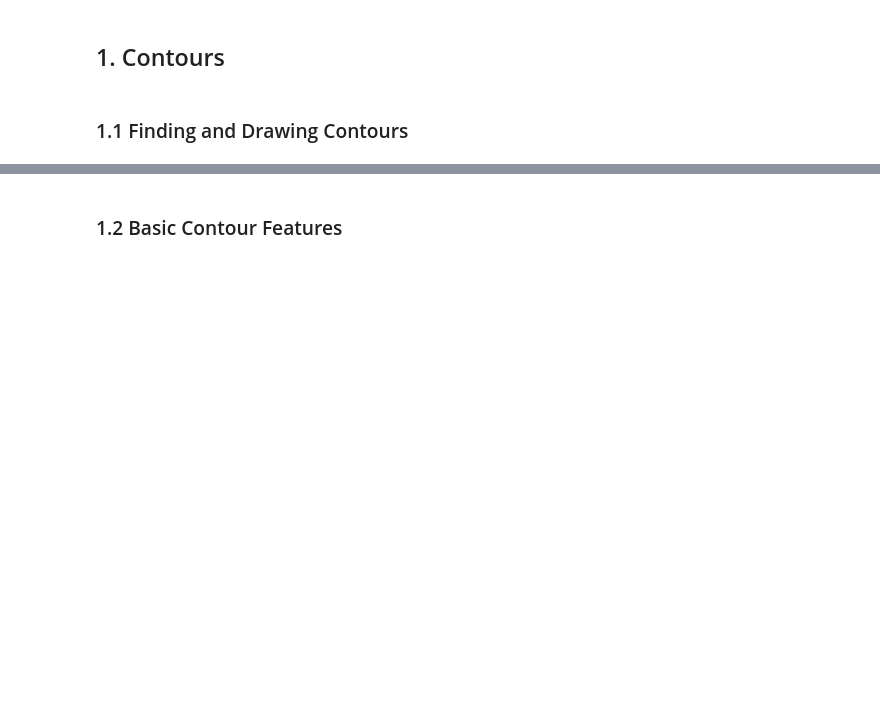
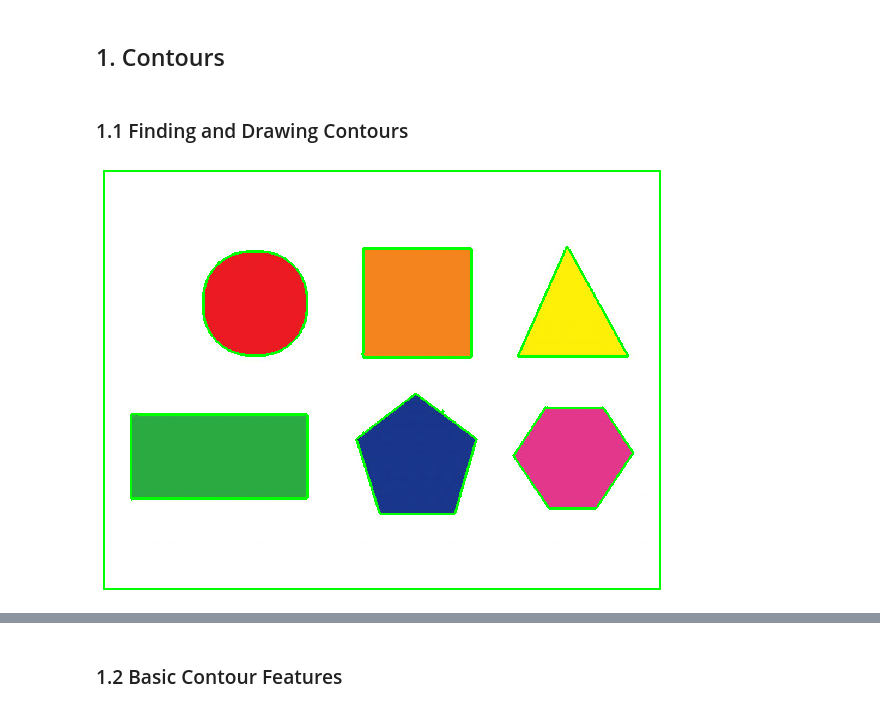
Before and after one commit to beginners-machine-learning-london/computer_vision_basics, a Jupyter notebook: notebooks/Lesson 5 - Contours.ipynb, the cells around one changed output, grey strips where cells are left out. Cells and saved outputs as stored; diff of their text form; code cells hidden in the pictures; blank space fills up the shorter version.

```diff
--- a/notebooks/Lesson 5 - Contours.ipynb
+++ b/notebooks/Lesson 5 - Contours.ipynb
@@ -14,11 +14,14 @@ def show_image(image, cmap = None, fig_size = (10, 10)):
 # %% [markdown]
 ### 1.1 Finding and Drawing Contours
 # %%
-img = cv2.imread('../img/coding.png')
+img = cv2.imread('../img/shapes.png')
 imgray = cv2.cvtColor(img,cv2.COLOR_BGR2GRAY)
-ret,thresh = cv2.threshold(imgray,127,255,0)
-contours, hierarchy = cv2.findContours(thresh,cv2.RETR_TREE,cv2.CHAIN_APPROX_SIMPLE)
+ret,thresh = cv2.threshold(imgray,230,255,0)
+_ , contours, hierarchy = cv2.findContours(thresh,cv2.RETR_TREE,cv2.CHAIN_APPROX_SIMPLE)
 img = cv2.drawContours(img, contours, -1, (0,255,0), 3)
+show_image(np.flip(img, axis =2 ))
+# %% [output]
+[figure, added]
 # %%
 cnt = contours[4]
 img = cv2.drawContours(img, [cnt], 0, (0,255,0), 3)
```
Also changed, not shown: parts of 5 cells of this notebook.
